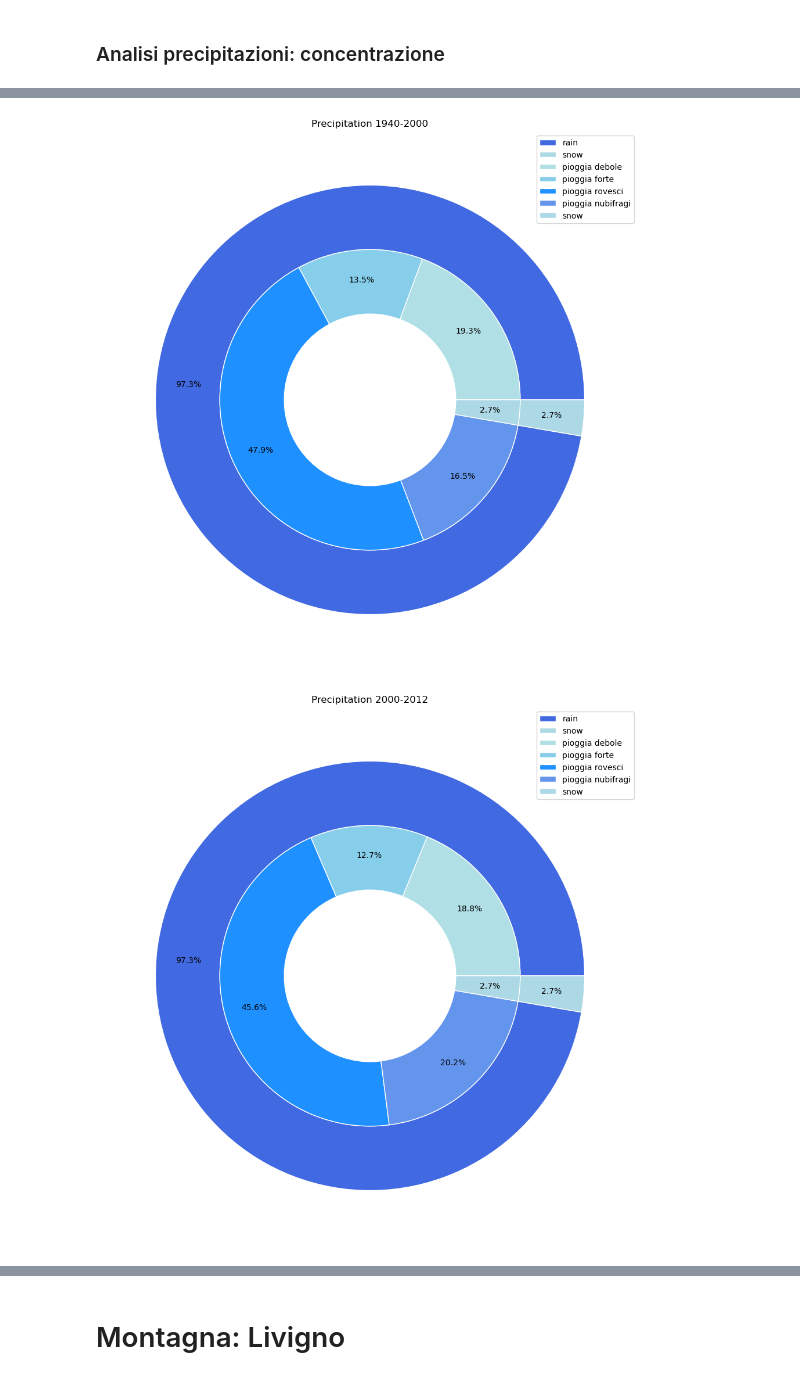
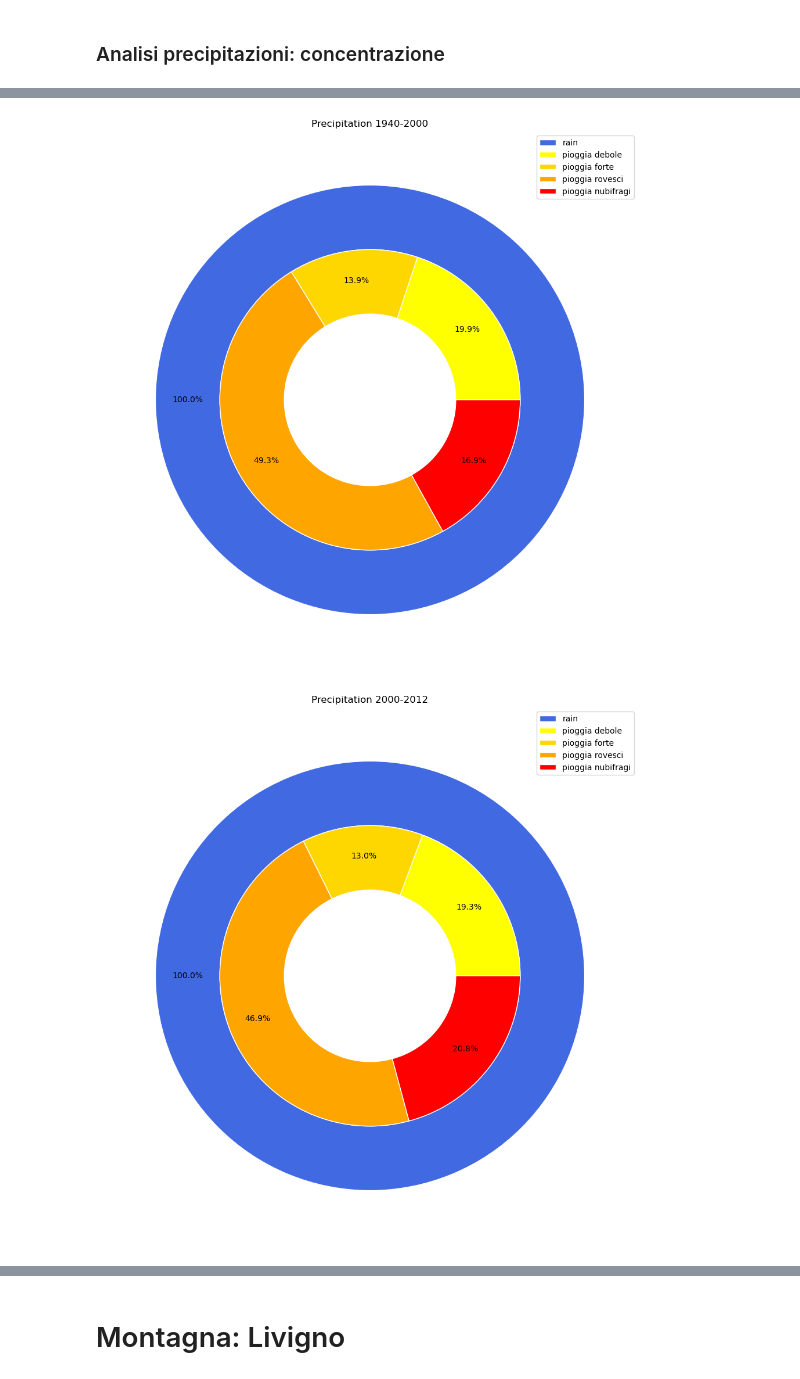
Before and after one commit to Favo02-unimi/visualizzazione-scientifica, a Jupyter notebook: climate.ipynb, the cells around one changed output, grey strips where cells are left out. Cells and saved outputs as stored; diff of their text form; code cells hidden in the pictures.

Commit message:
Revert "add new bar plot"
This reverts commit 6c1e2182ad5b2b146b01f77623722d2d2f1aa812.

```diff
--- a/climate.ipynb
+++ b/climate.ipynb
@@ -634,5 +671,5 @@ Correlazione anno-indice di concentrazione 0.14523248735219194
 # %%
-precipitation_composition(weather, years)
+precipitation_composition(weather, years, False)
 # %% [output]
-[figure, old version]
+[figure, new version]
-[figure, old version]
+[figure, new version]
```
Also changed, not shown: parts of 32 cells of this notebook.
